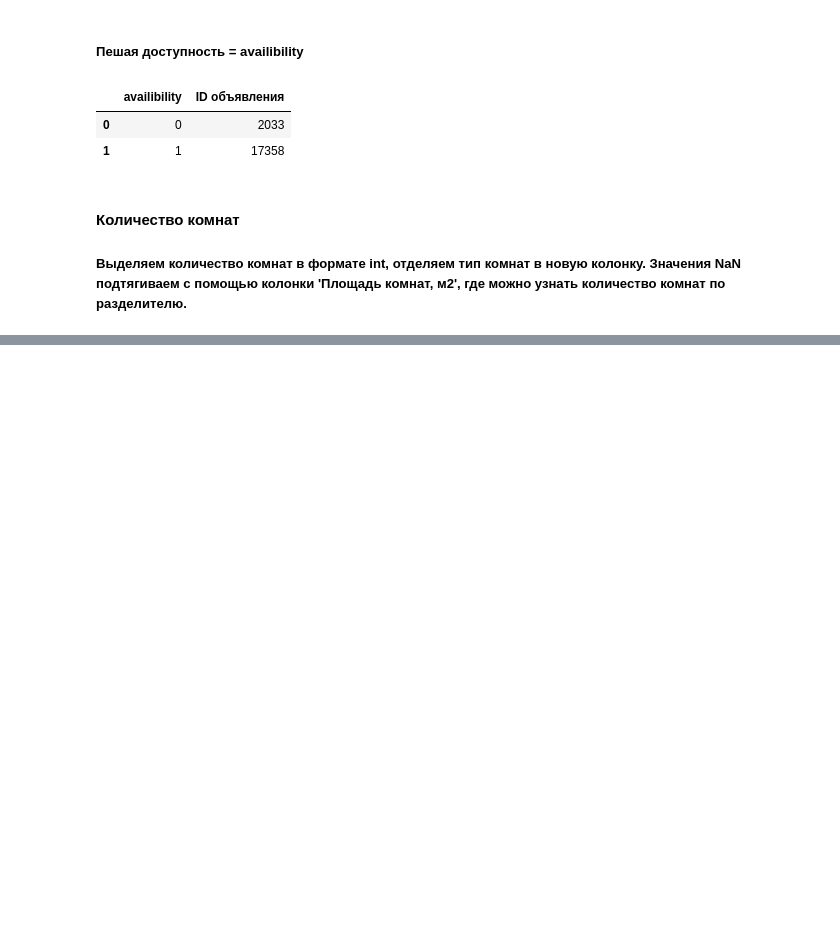
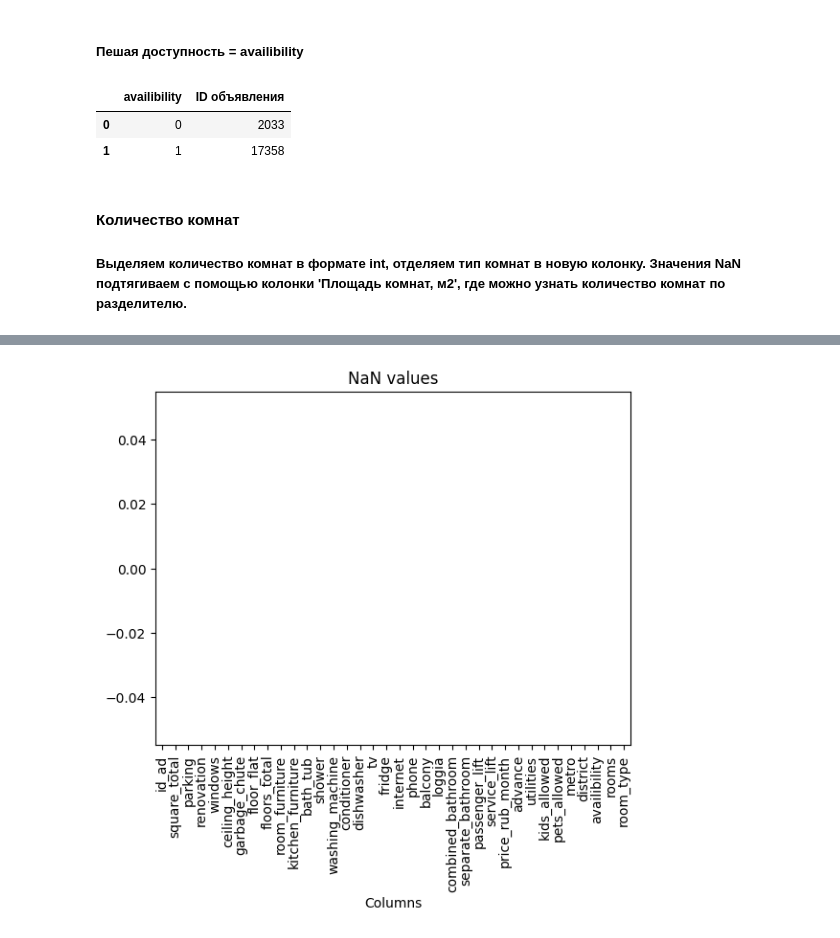
Before and after one commit to osana/real_estate_eda, a Jupyter notebook: real_estate_eda.ipynb, the cells around one changed output, grey strips where cells are left out. Cells and saved outputs as stored; diff of their text form; code cells hidden in the pictures; blank space fills up the shorter version.

```diff
--- a/real_estate_eda.ipynb
+++ b/real_estate_eda.ipynb
@@ -508,0 +502,5 @@ rent
+# %%
+rent = rent.drop(labels =['Адрес','Цена','Площадь комнат, м2','Название ЖК','building_type'], axis= 1)
+rent.rename(columns = {'Ремонт':'renovation','ID  объявления':'id_ad',
+'Высота потолков, м':'ceiling_height','Станция Метро':'metro','Округ':'district',
+'Число комнат':'rooms', 'Тип комнат':'room_type'}, inplace = True)
@@ -508,0 +520,14 @@ rent
+# %%
+#Заменяем пустые значения в высоте потолков средними значениями по выборке
+rent['ceiling_height'] = rent['ceiling_height'].fillna(rent['ceiling_height'].mean())
+# %%
+rent['utilities'] = rent['utilities'].fillna(0)
+rent['advance'] = rent['advance'].fillna(0)
+# %%
+nan = rent.isna().sum()
+nan.plot(kind='bar')
+plt.title('NaN values')
+plt.xlabel('Columns')
+plt.show()
+# %% [output]
+[figure, added]
```
Also changed, not shown: parts of 8 cells of this notebook.
